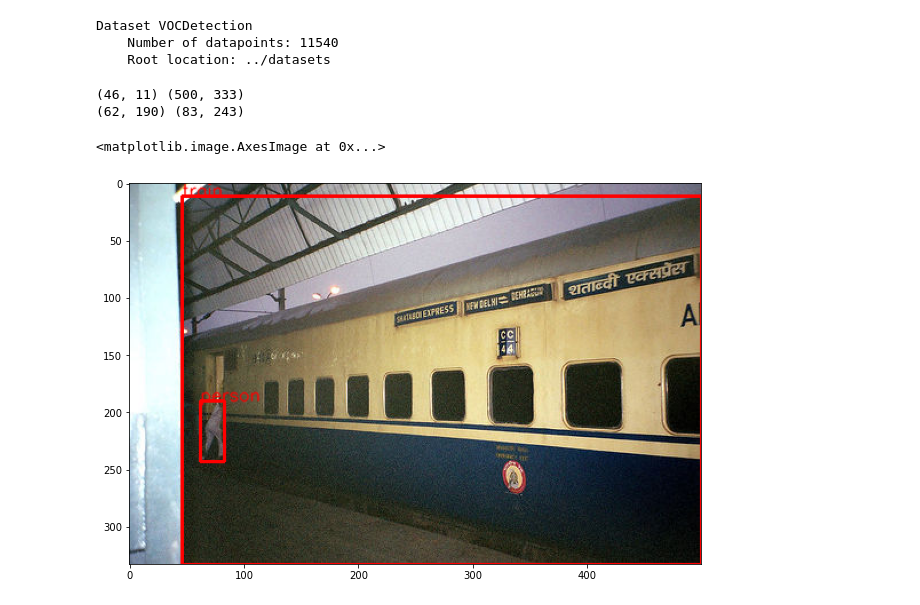
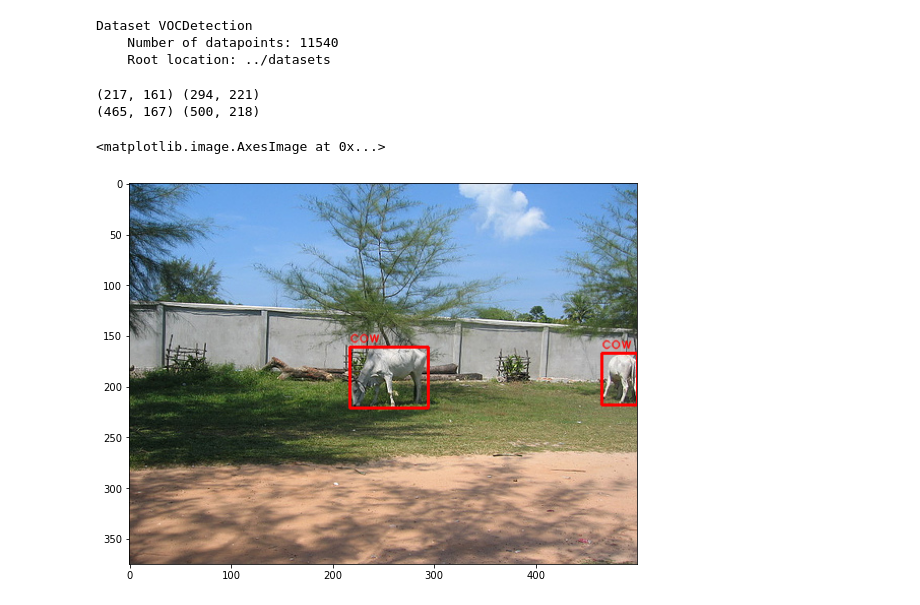
Before and after one commit to Code-Kaki/cv-pytorch, a Jupyter notebook: Hands-On/04/04_ObjectDetection.ipynb, the cells around one changed output. Saved outputs shown, nothing was run; the diff lists cells and outputs as text; code cells hidden in the pictures.

```diff
--- a/Hands-On/04/04_ObjectDetection.ipynb
+++ b/Hands-On/04/04_ObjectDetection.ipynb
@@ -44,32 +44,33 @@ Dataset VOCDetection
     Number of datapoints: 11540
     Root location: ../datasets
 # %%
-feature_image, target_annotation = trainval_ds[1]
+feature_image, target_annotation = trainval_ds[4]
 for annotated_object in target_annotation['annotation']['object']:
     name = annotated_object['name']
     xmin = annotated_object['bndbox']['xmin']
     ymin = annotated_object['bndbox']['ymin']
     xmax = annotated_object['bndbox']['xmax']
     ymax = annotated_object['bndbox']['ymax']
 
     upper_left_point = (int(xmin), int(ymin))
     lower_right_point = (int(xmax), int(ymax))
     print(upper_left_point, lower_right_point)
     colour = (255,0,0)
     line_thickness = 2
 
-    org = (int(xmin), int(ymin))
+    org = (int(xmin), int(ymin)-5)
     font = cv.FONT_HERSHEY_SIMPLEX
     font_scale = 0.5
+    font_colour = (255,0,0)
 
 
     feature_image = cv.rectangle(np.array(feature_image), upper_left_point, lower_right_point, colour, line_thickness)
-    feature_image = cv.putText(img=feature_image, text=name, org=org, fontFace=font, fontScale=font_scale,color=colour, lineType=cv.LINE_AA, bottomLeftOrigin=False)
+    feature_image = cv.putText(img=feature_image, text=name, org=org, fontFace=font, fontScale=font_scale,color=font_colour, lineType=cv.LINE_AA, bottomLeftOrigin=False)
 
 plt.figure(figsize=(19,7))
 plt.imshow(feature_image)
 # %% [output]
-(46, 11) (500, 333)
-(62, 190) (83, 243)
+(217, 161) (294, 221)
+(465, 167) (500, 218)
 <matplotlib.image.AxesImage at 0x...>
-[figure, old version]
+[figure, new version]
```
Also changed, not shown: parts of 5 cells of this notebook.
